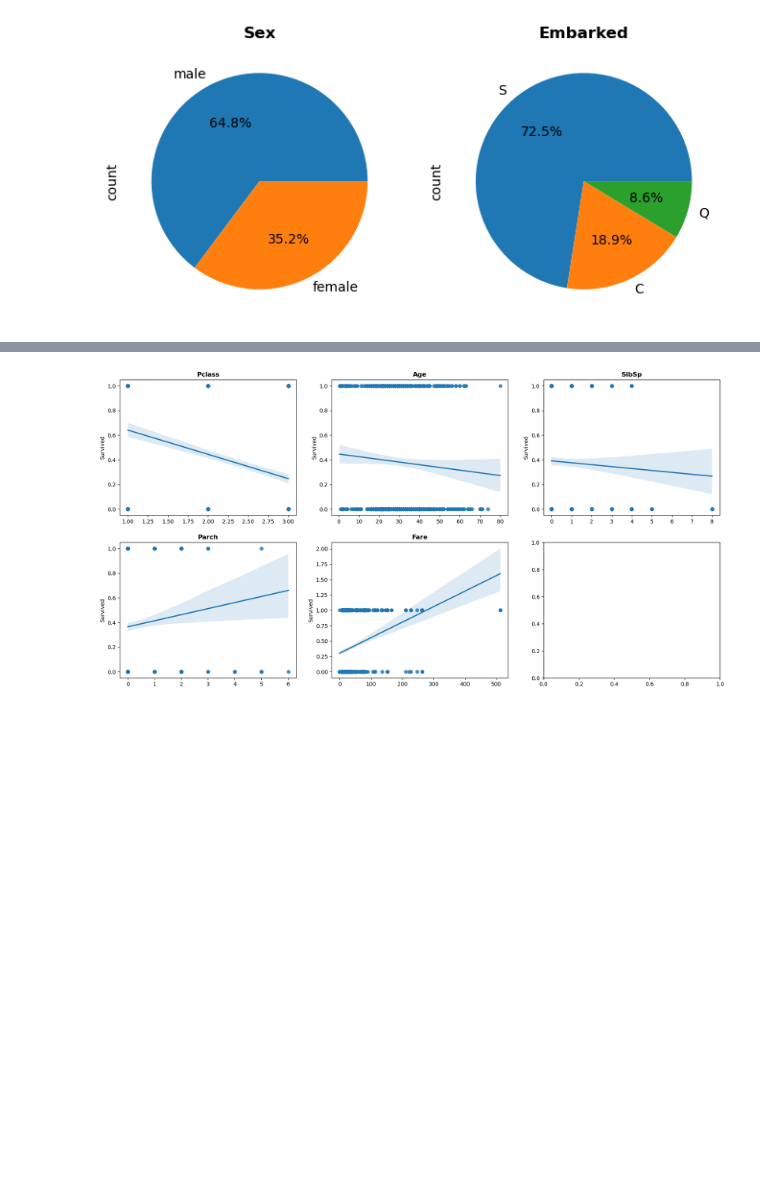
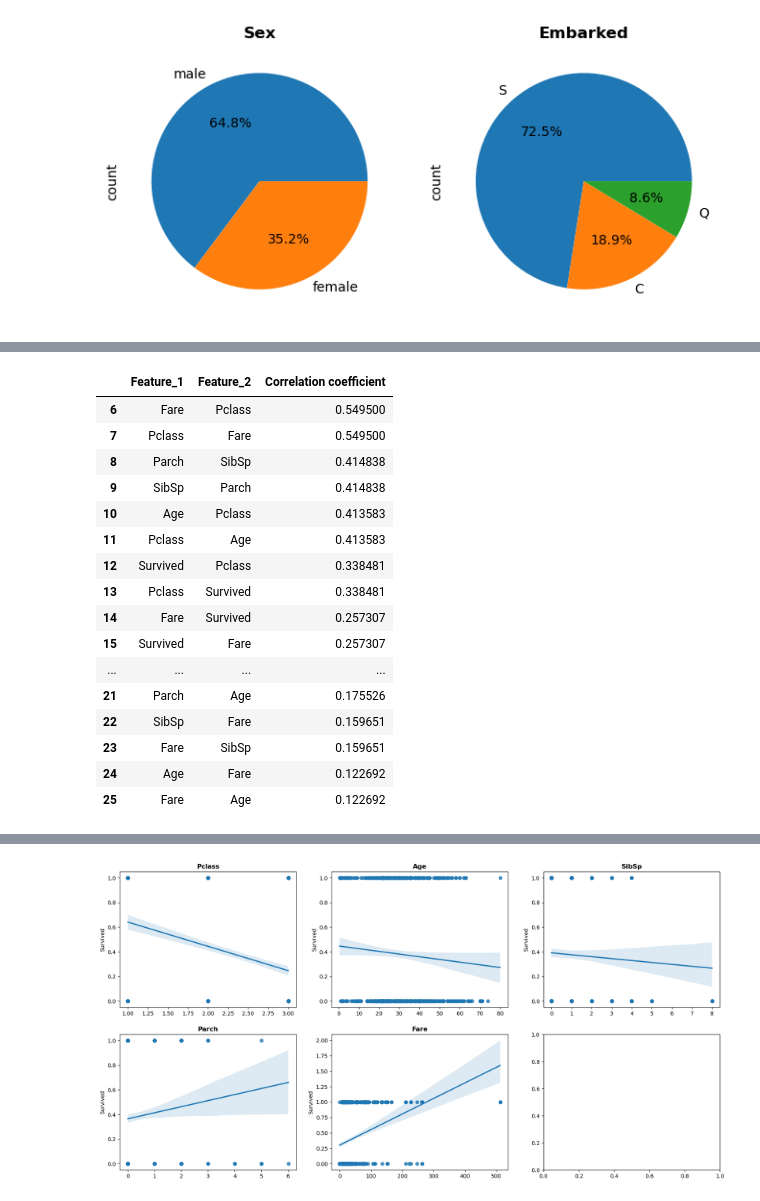
Before and after one commit to kkudzelich/passenger-survival, a Jupyter notebook: titanic_kaggle.ipynb, the cells around one changed output, grey strips where cells are left out. Drawn from its saved outputs; the diff is of its cells as text; code cells hidden in the pictures; blank space fills up the shorter version.

```diff
--- a/titanic_kaggle.ipynb
+++ b/titanic_kaggle.ipynb
@@ -212,0 +260,33 @@ plt.show()
+# %%
+# removing categorical features for correlation
+train_data_corr = train_data.drop(columns=['Name', 'Ticket', 'Sex', 'Embarked'], axis=1).corr().abs().unstack().sort_values(kind="quicksort", ascending=False).reset_index()
+test_data_corr = test_data.drop(columns=['Name', 'Ticket', 'Sex', 'Embarked'], axis=1).corr().abs().unstack().sort_values(kind="quicksort", ascending=False).reset_index()
+# %%
+# rename columns and remove values, where correlation == 1
+train_data_corr.rename(columns={"level_0": "Feature_1", "level_1": "Feature_2", 0: "Correlation coefficient"}, inplace=True)
+train_data_corr = train_data_corr.drop(train_data_corr[train_data_corr['Correlation coefficient'] == 1.0].index)
+
+test_data_corr.rename(columns={"level_0": "Feature_1", "level_1": "Feature_2", 0: "Correlation coefficient"}, inplace=True)
+test_data_corr = test_data_corr.drop(test_data_corr[test_data_corr['Correlation coefficient'] == 1.0].index)
+# %%
+# train high correlations
+train_corr = train_data_corr['Correlation coefficient'] > 0.1
+train_data_corr[train_corr]
+# %% [output]
+|  | Feature_1 | Feature_2 | Correlation coefficient |
+| 6 | Fare | Pclass | 0.549500 |
+| 7 | Pclass | Fare | 0.549500 |
+| 8 | Parch | SibSp | 0.414838 |
+| 9 | SibSp | Parch | 0.414838 |
+| 10 | Age | Pclass | 0.413583 |
+| 11 | Pclass | Age | 0.413583 |
+| 12 | Survived | Pclass | 0.338481 |
+| 13 | Pclass | Survived | 0.338481 |
+| 14 | Fare | Survived | 0.257307 |
+| 15 | Survived | Fare | 0.257307 |
+| ... | ... | ... | ... |
+| 21 | Parch | Age | 0.175526 |
+| 22 | SibSp | Fare | 0.159651 |
+| 23 | Fare | SibSp | 0.159651 |
+| 24 | Age | Fare | 0.122692 |
+| 25 | Fare | Age | 0.122692 |
```
Also changed, not shown: parts of 23 cells of this notebook.
